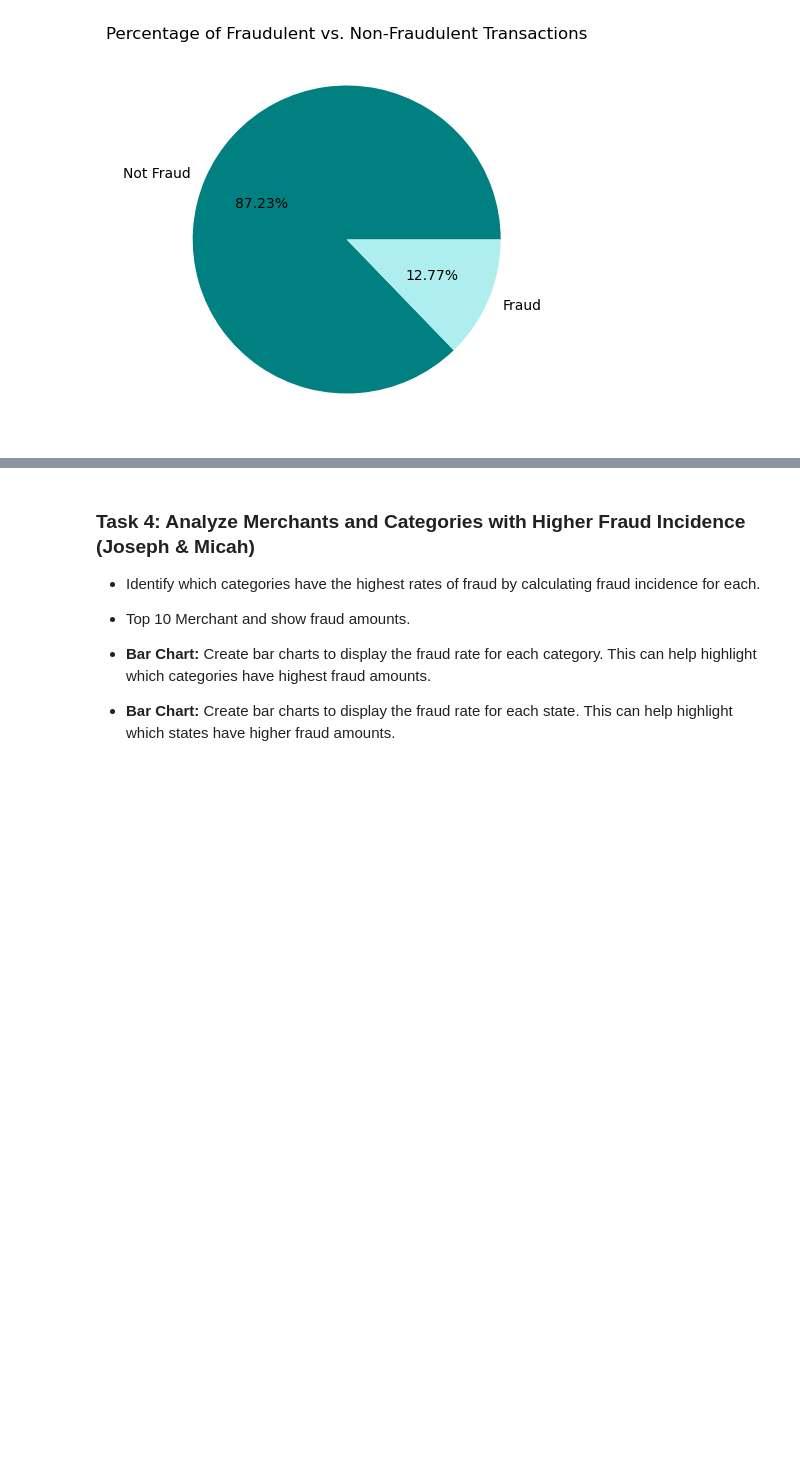
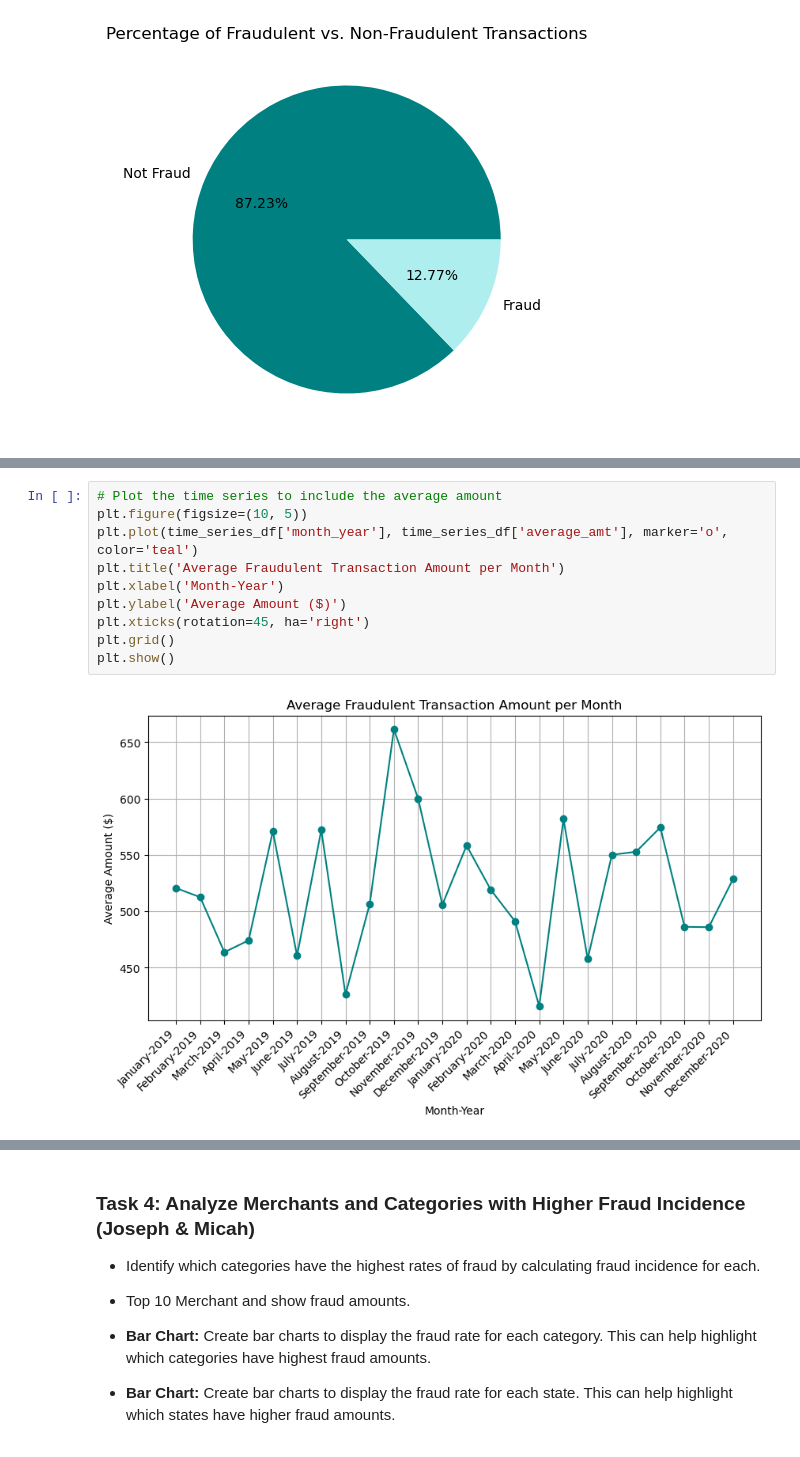
Before and after one commit to LackOfWitness/west-us-credit-card-fraud, a Jupyter notebook: Credit_Card_Fraud_Analysis-Team3-/credit_card_fraud_analysis.ipynb, the cells around one changed output, grey strips where cells are left out. Cells and saved outputs as stored; diff of their text form; blank space fills up the shorter version.

```diff
--- a/Credit_Card_Fraud_Analysis-Team3-/credit_card_fraud_analysis.ipynb
+++ b/Credit_Card_Fraud_Analysis-Team3-/credit_card_fraud_analysis.ipynb
@@ -203,0 +267,12 @@ plt.show()
+# %%
+# Plot the time series to include the average amount
+plt.figure(figsize=(10, 5))
+plt.plot(time_series_df['month_year'], time_series_df['average_amt'], marker='o', color='teal')
+plt.title('Average Fraudulent Transaction Amount per Month')
+plt.xlabel('Month-Year')
+plt.ylabel('Average Amount ($)')
+plt.xticks(rotation=45, ha='right')
+plt.grid()
+plt.show()
+# %% [output]
+[figure, added]
```
Also changed, not shown: parts of 11 cells of this notebook, 1 other file.
